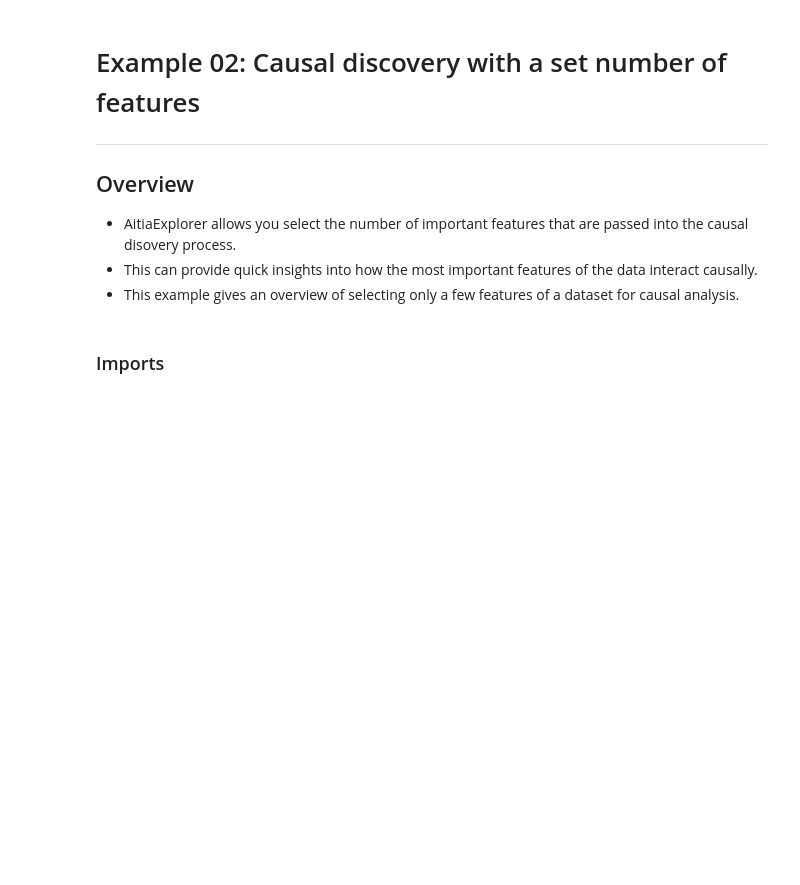
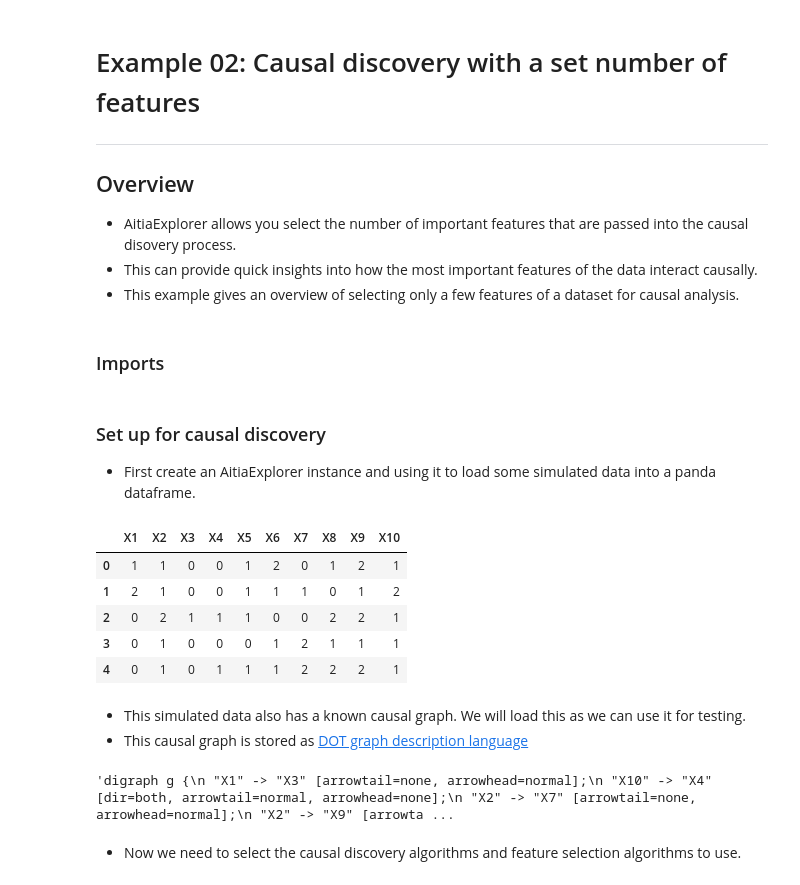
Before and after one commit to seamus-brady/aitiaexplorer, a Jupyter notebook: notebooks/Example02-Causal_Discovery_With_Set_Number_Features.ipynb, the cells around one changed output. Saved outputs shown, nothing was run; the diff lists cells and outputs as text; code cells hidden in the pictures; blank space fills up the shorter version.

```diff
--- a/notebooks/Example02-Causal_Discovery_With_Set_Number_Features.ipynb
+++ b/notebooks/Example02-Causal_Discovery_With_Set_Number_Features.ipynb
@@ -26,5 +28,9 @@ from aitia_explorer.app import App
 # stop the warning clutter
 import warnings
 warnings.filterwarnings('ignore')
+# %% [markdown]
+### Set up for causal discovery
+
+- First create an AitiaExplorer instance and using it to load some simulated data into a panda dataframe.
 # %%
 aitia = App()
@@ -30,0 +39,12 @@ aitia = App()
+# %%
+df.head()
+# %% [output]
+|  | X1 | X2 | X3 | X4 | X5 | X6 | X7 | X8 | X9 | X10 |
+| 0 | 1 | 1 | 0 | 0 | 1 | 2 | 0 | 1 | 2 | 1 |
+| 1 | 2 | 1 | 0 | 0 | 1 | 1 | 1 | 0 | 1 | 2 |
+| 2 | 0 | 2 | 1 | 1 | 1 | 0 | 0 | 2 | 2 | 1 |
+| 3 | 0 | 1 | 0 | 0 | 0 | 1 | 2 | 1 | 1 | 1 |
+| 4 | 0 | 1 | 0 | 1 | 1 | 1 | 2 | 2 | 2 | 1 |
+# %% [markdown]
+- This simulated data also has a known causal graph. We will load this as we can use it for testing.
+- This causal graph is stored as [DOT graph description language](https://en.wikipedia.org/wiki/DOT_%28graph_description_language%29)
@@ -31,3 +53,9 @@ aitia = App()
+# %%
+target_str_dot
+# %% [output]
+'digraph g {\n "X1" -> "X3" [arrowtail=none, arrowhead=normal];\n "X10" -> "X4" [dir=both, arrowtail=normal, arrowhead=none];\n "X2" -> "X7" [arrowtail=none, arrowhead=normal];\n "X2" -> "X9" [arrowta ...
+# %% [markdown]
+- Now we need to select the causal discovery algorithms and feature selection algorithms to use.
 # %%
 feature_selection_list = []
 feature_selection_list.append(aitia.feature_selection.LINEAR_REGRESSION)
```
Also changed, not shown: parts of 23 cells of this notebook.
